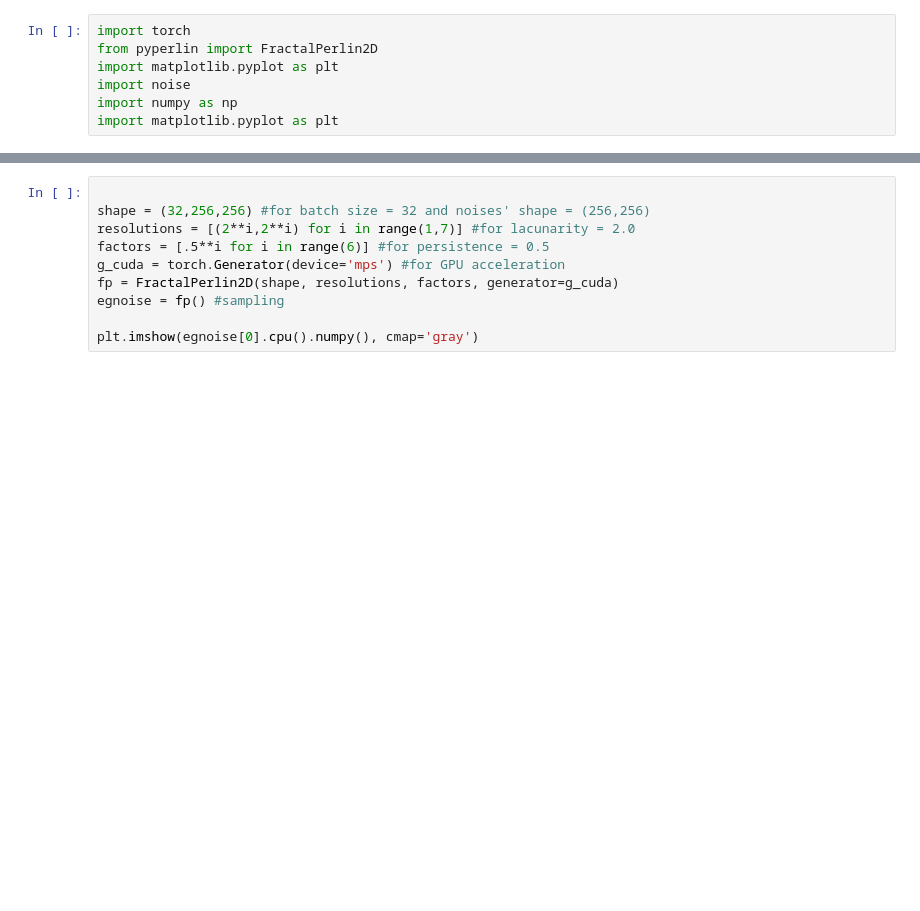
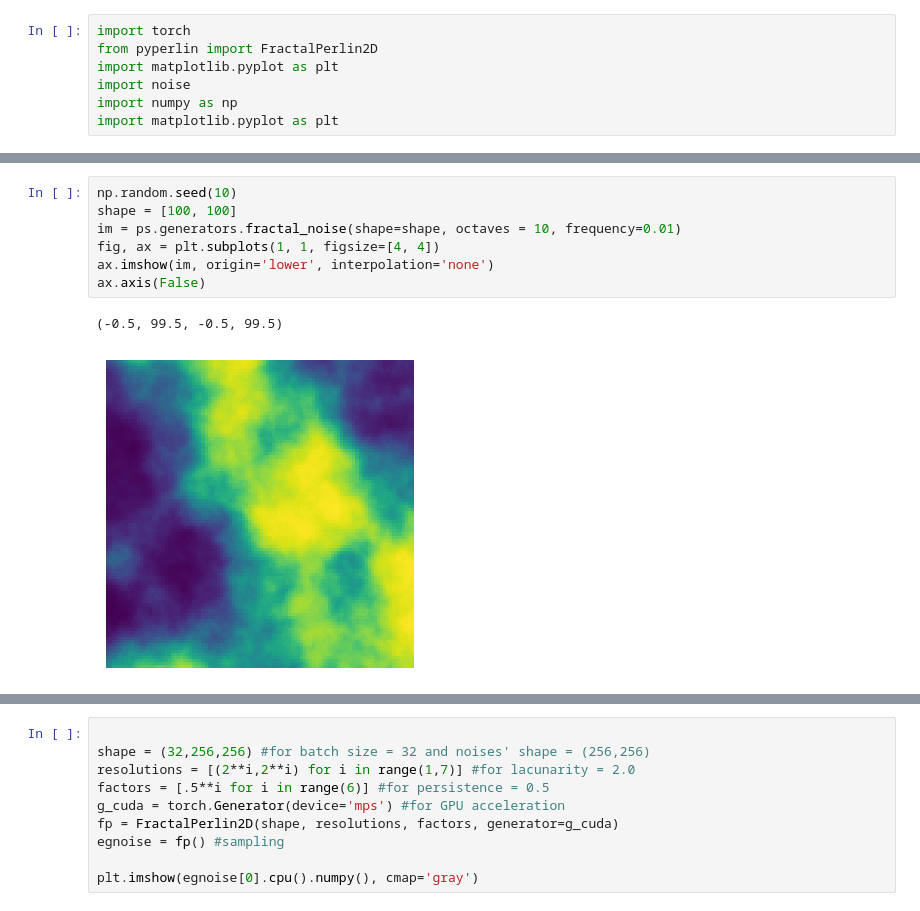
Before and after one commit to aidanbx/coralai, a Jupyter notebook: examples/obstacles.ipynb, the cells around one changed output, grey strips where cells are left out. Drawn from its saved outputs; the diff is of its cells as text; blank space fills up the shorter version.

```diff
--- a/examples/obstacles.ipynb
+++ b/examples/obstacles.ipynb
@@ -7,0 +16,10 @@ import matplotlib.pyplot as plt
+# %%
+np.random.seed(10)
+shape = [100, 100]
+im = ps.generators.fractal_noise(shape=shape, octaves = 10, frequency=0.01)
+fig, ax = plt.subplots(1, 1, figsize=[4, 4])
+ax.imshow(im, origin='lower', interpolation='none')
+ax.axis(False)
+# %% [output]
+(-0.5, 99.5, -0.5, 99.5)
+[figure, added]
```
Also changed, not shown: parts of 2 cells of this notebook, 9 other files.
